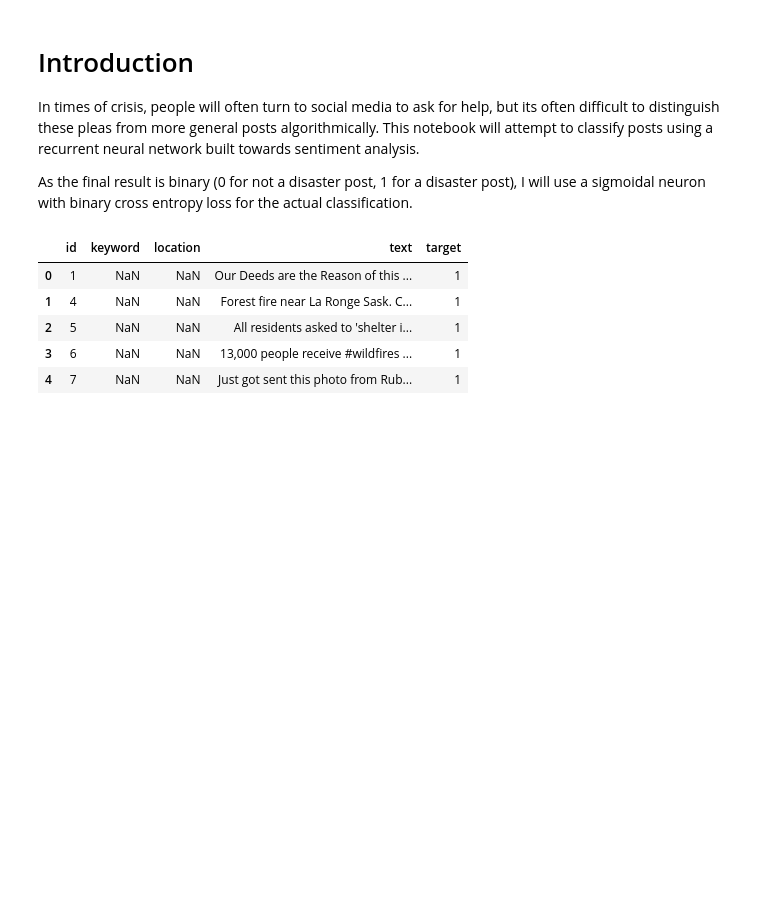
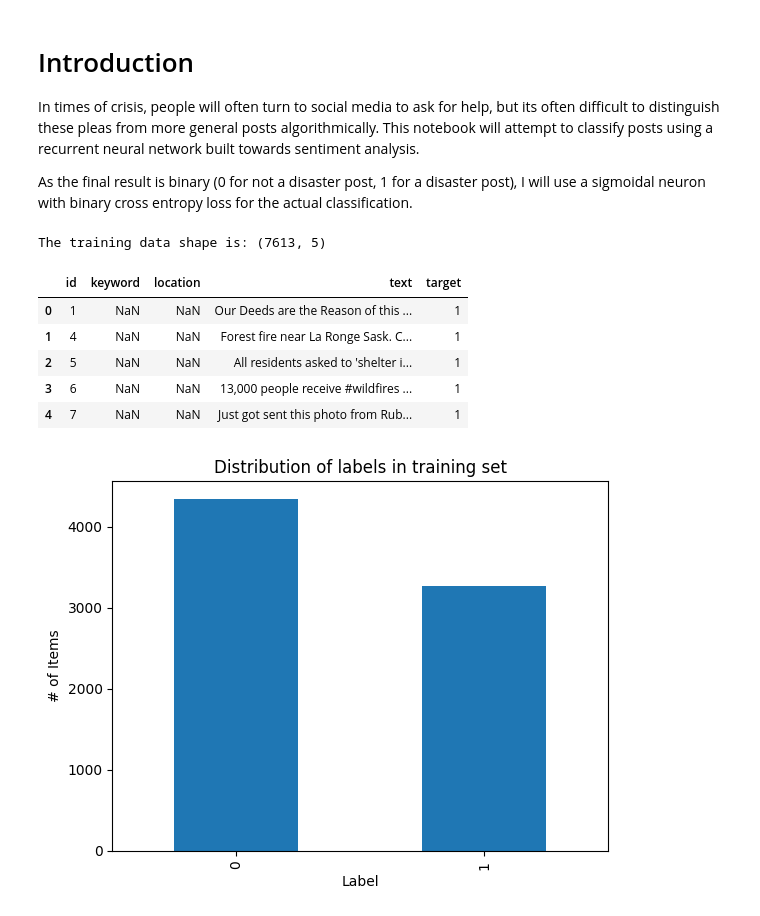
Before and after one commit to gbangban/text-nlp, a Jupyter notebook: notebook.ipynb, the cells around one changed output. Cells and saved outputs as stored; diff of their text form; code cells hidden in the pictures; blank space fills up the shorter version.

```diff
--- a/notebook.ipynb
+++ b/notebook.ipynb
@@ -39,11 +41,23 @@ else:
 
 train_df = pd.read_csv(f"{filepath}/train.csv")
 test_df = pd.read_csv(f"{filepath}/test.csv")
+print(f"The training data shape is: {train_df.shape}")
 train_df.head()
 # %% [output]
+The training data shape is: (7613, 5)
 |  | id | keyword | location | text | target |
 | 0 | 1 | NaN | NaN | Our Deeds are the Reason of this ... | 1 |
 | 1 | 4 | NaN | NaN | Forest fire near La Ronge Sask. C... | 1 |
 | 2 | 5 | NaN | NaN | All residents asked to 'shelter i... | 1 |
 | 3 | 6 | NaN | NaN | 13,000 people receive #wildfires ... | 1 |
 | 4 | 7 | NaN | NaN | Just got sent this photo from Rub... | 1 |
+# %%
+# Visualize the balance of labels...
+label_counts = train_df['target'].value_counts()
+label_counts.plot(kind="bar")
+plt.title("Distribution of labels in training set")
+plt.xlabel("Label")
+plt.ylabel("# of Items")
+plt.show()
+# %% [output]
+[figure, added]
```
Also changed, not shown: parts of 14 cells of this notebook.
